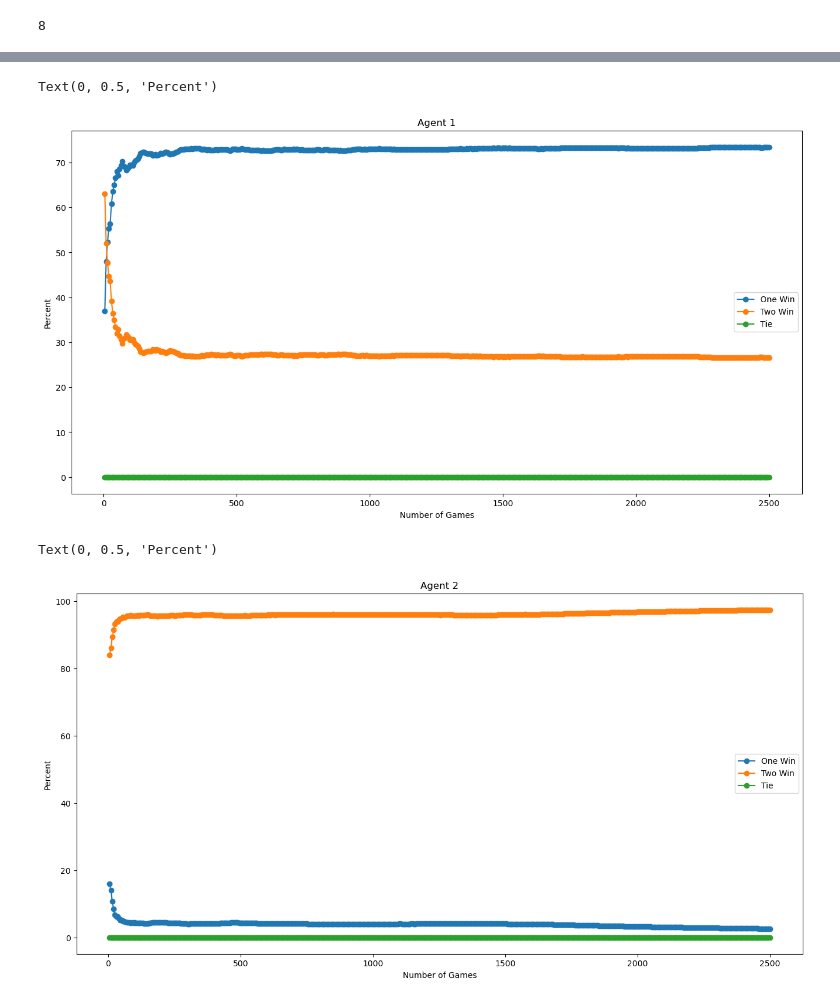
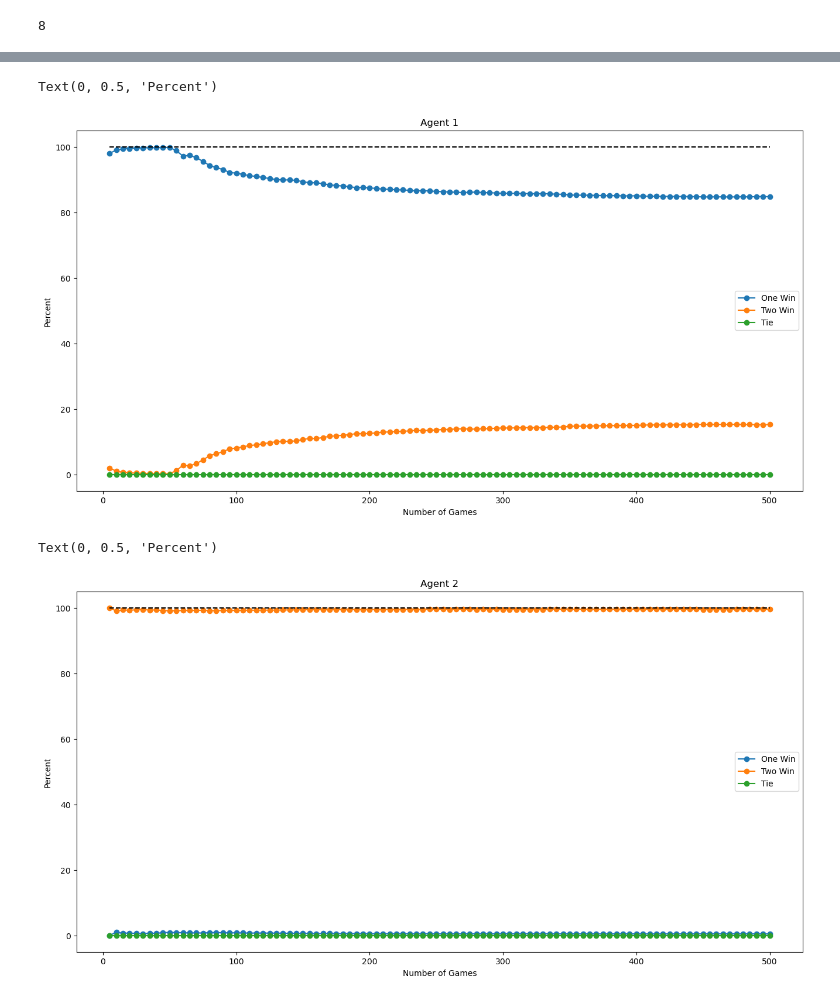
Before and after one commit to bblais/Game, a Jupyter notebook: example notebooks/2023-11-29 - MCTS QNN for Nim.ipynb, the cells around one changed output, grey strips where cells are left out. Saved outputs shown, nothing was run; the diff lists cells and outputs as text; code cells hidden in the pictures.

```diff
--- a/example notebooks/2023-11-29 - MCTS QNN for Nim.ipynb
+++ b/example notebooks/2023-11-29 - MCTS QNN for Nim.ipynb
@@ -98,7 +185,7 @@ def all_possible_moves():
 
 # length 9 with +1, -1, 0
 def state_to_X(state):
-    max_state=9
+    max_state=21
     import numpy as np
     arr=np.zeros((1,max_state))  # number of samples, size
     arr[0,state-1]=1
@@ -157,8 +245,13 @@ def QNN_move(state,player,info):
     calculation_time=1 # maximum seconds of mcts
     games=0
     begin=datetime.utcnow()
+    all_states=[]
     while ( (datetime.utcnow()-begin).total_seconds()< calculation_time) and (games<number_of_games_mcts):
         states,moves,game_reward=mcts_run_simulation(state,player,max_moves=30,T=T,save_states=True)
+        all_states.append((states,moves,game_reward))
+        games+=1
+
+    for states,moves,game_reward in all_states:
 
         possible_moves=Q.all_moves
         for k in range(len(states)-1):
@@ -206,9 +299,6 @@ def QNN_move(state,player,info):
         Q[state2]=target
 
 
-        games+=1
-
-
     return action
 # %%
 QNN1_agent=Agent(QNN_move)
@@ -217,7 +307,7 @@ QNN1_agent.alpha=0.05  # learning rate
 QNN1_agent.gamma=0.95  # memory
 QNN1_agent.epsilon=0.1  # chance of making a random move
 QNN1_agent.T=Table()  # this is for MCTS
-QNN1_agent.number_of_games_mcts=20
+QNN1_agent.number_of_games_mcts=25
 QNN1_agent.learning=True
 
 
@@ -227,7 +317,7 @@ QNN2_agent.alpha=0.05  # learning rate
 QNN2_agent.gamma=0.95  # memory
 QNN2_agent.epsilon=0.1  # chance of making a random move
 QNN2_agent.T=Table()  # this is for MCTS
-QNN2_agent.number_of_games_mcts=20
+QNN2_agent.number_of_games_mcts=25
 QNN2_agent.learning=True
 # %%
 state=initial_state()
@@ -282,7 +372,7 @@ S2=Storage()
 one1,two1,ties1,illegal1,N1,total_train1=0,0,0,0,0,0
 one2,two2,ties2,illegal2,N2,total_train2=0,0,0,0,0,0
 # %%
-for i in tqdm(range(500)):
+for i in tqdm(range(100)):
     agent1.learning=True
     agent2.learning=True
     g=Game(number_of_games=N_train)
@@ -323,24 +414,27 @@ from matplotlib.pyplot import figure,plot,grid,legend,xlabel,ylabel,title
 # %%
 y1,y2,y0,y3,x,t=S1.arrays()
 figure(figsize=(16,8))
 plot(t,y1,'-o',label='One Win')
 plot(t,y2,'-o',label='Two Win')
 plot(t,y0,'-o',label='Tie')
+plot(t,100*ones_like(t),'k--')
 if any(y3):
     plot(t,y3,'-o',label='Illegal')
 legend()
 title('Agent 1')
 xlabel('Number of Games')
 ylabel('Percent')
 # %% [output]
 Text(0, 0.5, 'Percent')
-[figure, old version]
+[figure, new version]
 # %%
 y1,y2,y0,y3,x,t=S2.arrays()
 figure(figsize=(16,8))
 plot(t,y1,'-o',label='One Win')
 plot(t,y2,'-o',label='Two Win')
 plot(t,y0,'-o',label='Tie')
+plot(t,100*ones_like(t),'k--')
+
 if any(y3):
     plot(t,y3,'-o',label='Illegal')
 legend()
@@ -349,7 +443,7 @@ xlabel('Number of Games')
 ylabel('Percent')
 # %% [output]
 Text(0, 0.5, 'Percent')
-[figure, old version]
+[figure, new version]
 # %%
 agent1.learning=False
 agent2.learning=False
```
Also changed, not shown: parts of 23 cells of this notebook, 9 other files.
